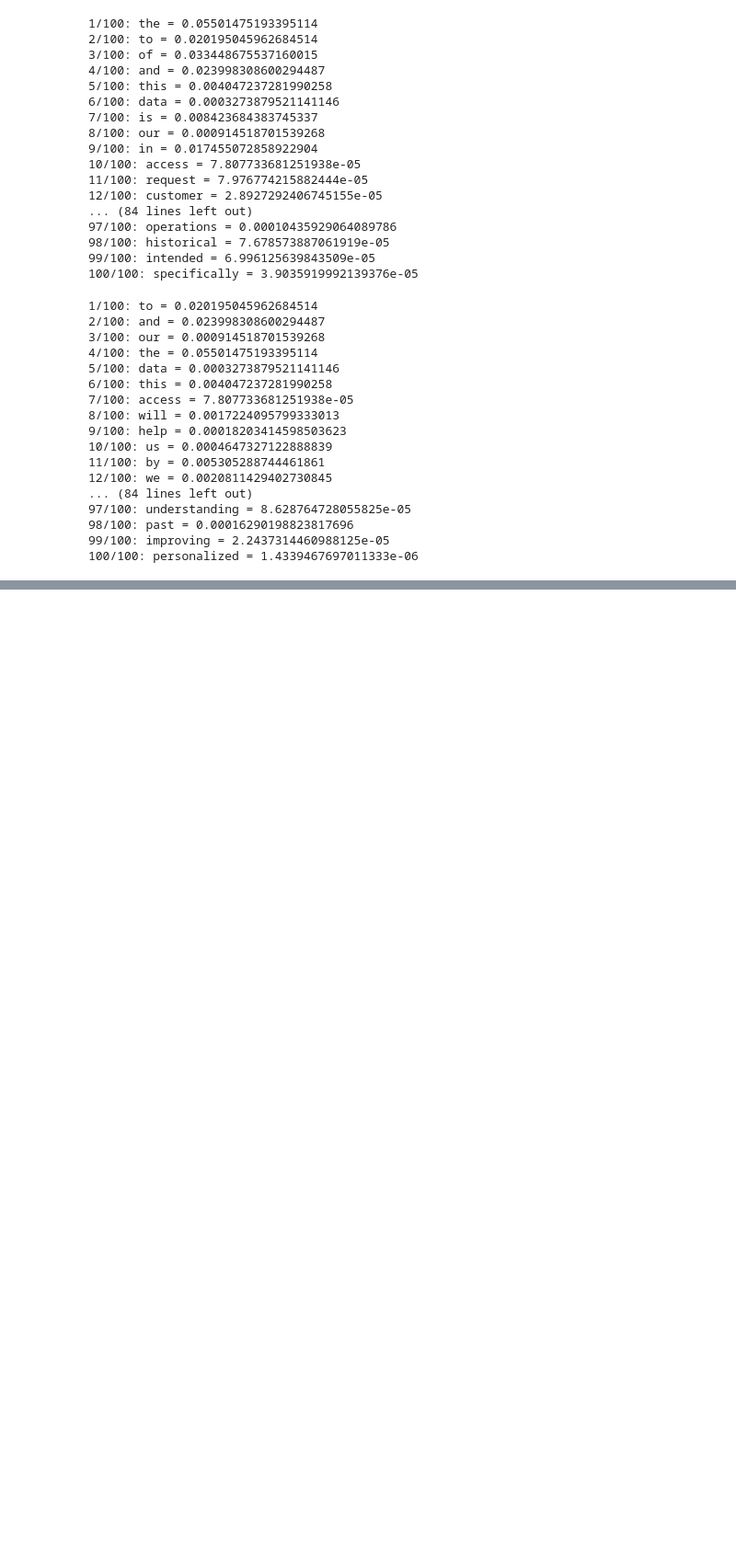
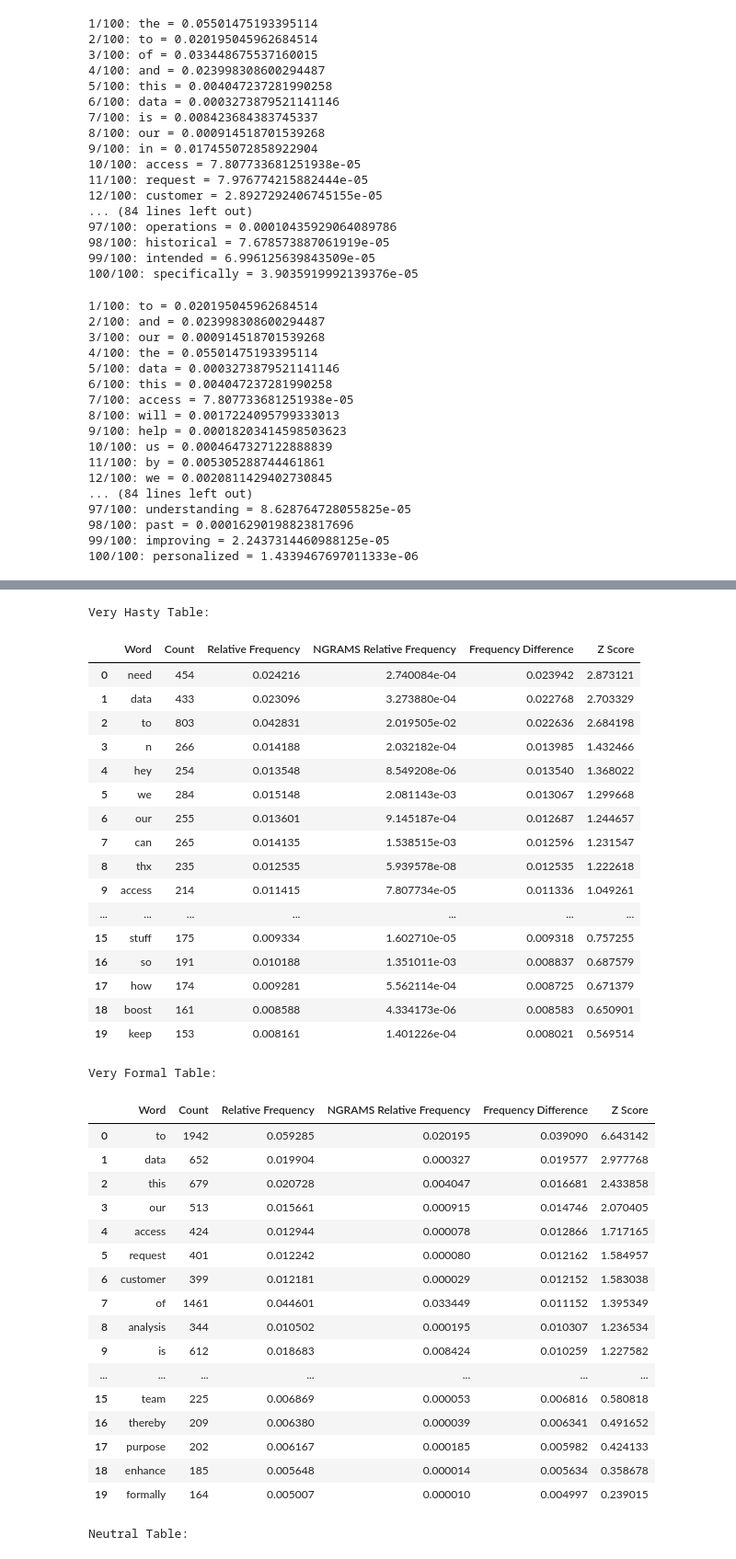
Before and after one commit to arwaguudle/AI-Data-Governance-Project, a Jupyter notebook: Automating-Data-Governance-main/variations_results/4.ipynb, the cells around one changed output, grey strips where cells are left out. Shown at 92% size. Drawn from its saved outputs; the diff is of its cells as text; code cells hidden in the pictures; blank space fills up the shorter version.

```diff
--- a/Automating-Data-Governance-main/variations_results/4.ipynb
+++ b/Automating-Data-Governance-main/variations_results/4.ipynb
@@ -410,20 +362,0 @@ very_formal_top.head(20).sort_values("Z Score", ascending=False).reset_index(dro
-# %%
-#for the neutral table
-
-neutral_top["NGRAMS Relative Frequency"] = (ngram_frequencies)
-
-#Creating the Frequency differences from the baseline relative freqeuncy
-neutral_top["Frequency Difference"] = neutral_top["Relative Frequency"] - neutral_top["NGRAMS Relative Frequency"]
-
-#Calculating the Z-scores now
-
-difference_mean = neutral_top["Frequency Difference"].mean()
-difference_std = neutral_top["Frequency Difference"].std(ddof=0)
-
-#z-score = (x- mu)/sd
-neutral_top["Z Score"] = (neutral_top["Frequency Difference"] - difference_mean) / difference_std
-
-
-##printing the full table
-
-neutral_top.head(20).sort_values("Z Score", ascending=False).reset_index(drop=True)
@@ -447,0 +363,53 @@ neutral_top.head(20).sort_values("Z Score", ascending=False).reset_index(drop=Tr
+# %%
+very_hasty_results = calculate_frequency_differences(very_hasty_top)
+
+very_formal_results = calculate_frequency_differences(very_formal_top)
+
+neutral_results = calculate_frequency_differences(neutral_top)
+# %%
+print("Very Hasty Table:")
+display(very_hasty_results.sort_values("Z Score", ascending=False).head(20).reset_index(drop=True))
+
+print("Very Formal Table:")
+display(very_formal_results.sort_values("Z Score", ascending=False).head(20).reset_index(drop=True))
+
+print("Neutral Table:")
+display(neutral_results.sort_values("Z Score", ascending=False).head(20).reset_index(drop=True))
+# %% [output]
+Very Hasty Table:
+|  | Word | Count | Relative Frequency | NGRAMS Relative Frequency | Frequency Difference | Z Score |
+| 0 | need | 454 | 0.024216 | 2.740084e-04 | 0.023942 | 2.873121 |
+| 1 | data | 433 | 0.023096 | 3.273880e-04 | 0.022768 | 2.703329 |
+| 2 | to | 803 | 0.042831 | 2.019505e-02 | 0.022636 | 2.684198 |
+| 3 | n | 266 | 0.014188 | 2.032182e-04 | 0.013985 | 1.432466 |
+| 4 | hey | 254 | 0.013548 | 8.549208e-06 | 0.013540 | 1.368022 |
+| 5 | we | 284 | 0.015148 | 2.081143e-03 | 0.013067 | 1.299668 |
+| 6 | our | 255 | 0.013601 | 9.145187e-04 | 0.012687 | 1.244657 |
+| 7 | can | 265 | 0.014135 | 1.538515e-03 | 0.012596 | 1.231547 |
+| 8 | thx | 235 | 0.012535 | 5.939578e-08 | 0.012535 | 1.222618 |
+| 9 | access | 214 | 0.011415 | 7.807734e-05 | 0.011336 | 1.049261 |
+| ... | ... | ... | ... | ... | ... | ... |
+| 15 | stuff | 175 | 0.009334 | 1.602710e-05 | 0.009318 | 0.757255 |
+| 16 | so | 191 | 0.010188 | 1.351011e-03 | 0.008837 | 0.687579 |
+| 17 | how | 174 | 0.009281 | 5.562114e-04 | 0.008725 | 0.671379 |
+| 18 | boost | 161 | 0.008588 | 4.334173e-06 | 0.008583 | 0.650901 |
+| 19 | keep | 153 | 0.008161 | 1.401226e-04 | 0.008021 | 0.569514 |
+Very Formal Table:
+|  | Word | Count | Relative Frequency | NGRAMS Relative Frequency | Frequency Difference | Z Score |
+| 0 | to | 1942 | 0.059285 | 0.020195 | 0.039090 | 6.643142 |
+| 1 | data | 652 | 0.019904 | 0.000327 | 0.019577 | 2.977768 |
+| 2 | this | 679 | 0.020728 | 0.004047 | 0.016681 | 2.433858 |
+| 3 | our | 513 | 0.015661 | 0.000915 | 0.014746 | 2.070405 |
+| 4 | access | 424 | 0.012944 | 0.000078 | 0.012866 | 1.717165 |
+| 5 | request | 401 | 0.012242 | 0.000080 | 0.012162 | 1.584957 |
+| 6 | customer | 399 | 0.012181 | 0.000029 | 0.012152 | 1.583038 |
+| 7 | of | 1461 | 0.044601 | 0.033449 | 0.011152 | 1.395349 |
+| 8 | analysis | 344 | 0.010502 | 0.000195 | 0.010307 | 1.236534 |
+| 9 | is | 612 | 0.018683 | 0.008424 | 0.010259 | 1.227582 |
+| ... | ... | ... | ... | ... | ... | ... |
+| 15 | team | 225 | 0.006869 | 0.000053 | 0.006816 | 0.580818 |
+| 16 | thereby | 209 | 0.006380 | 0.000039 | 0.006341 | 0.491652 |
+| 17 | purpose | 202 | 0.006167 | 0.000185 | 0.005982 | 0.424133 |
+| 18 | enhance | 185 | 0.005648 | 0.000014 | 0.005634 | 0.358678 |
+| 19 | formally | 164 | 0.005007 | 0.000010 | 0.004997 | 0.239015 |
+Neutral Table:
```
Also changed, not shown: parts of 7 cells of this notebook, 1 other file.
